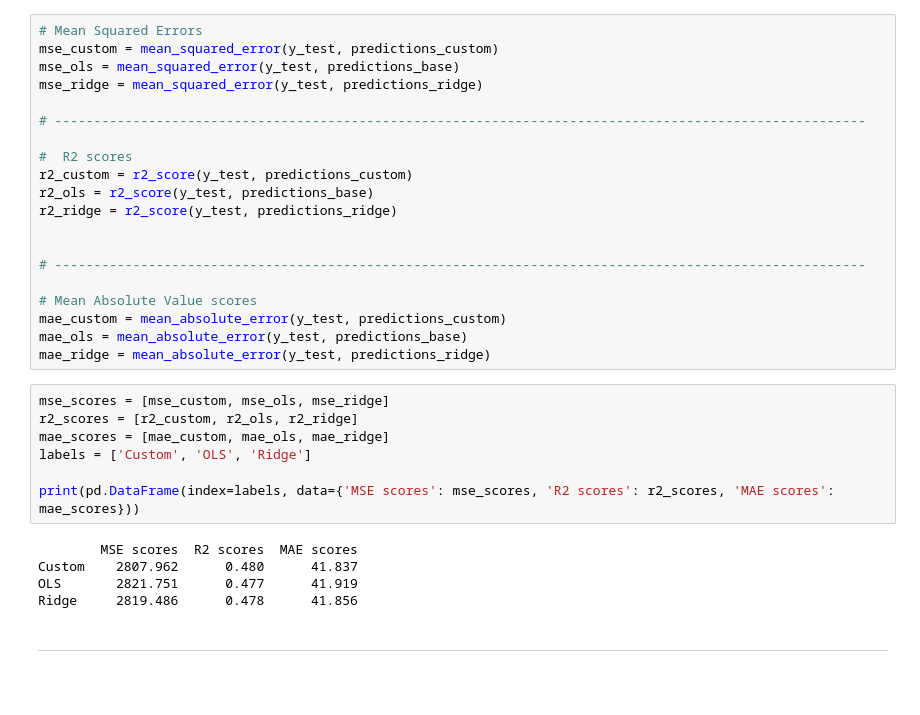
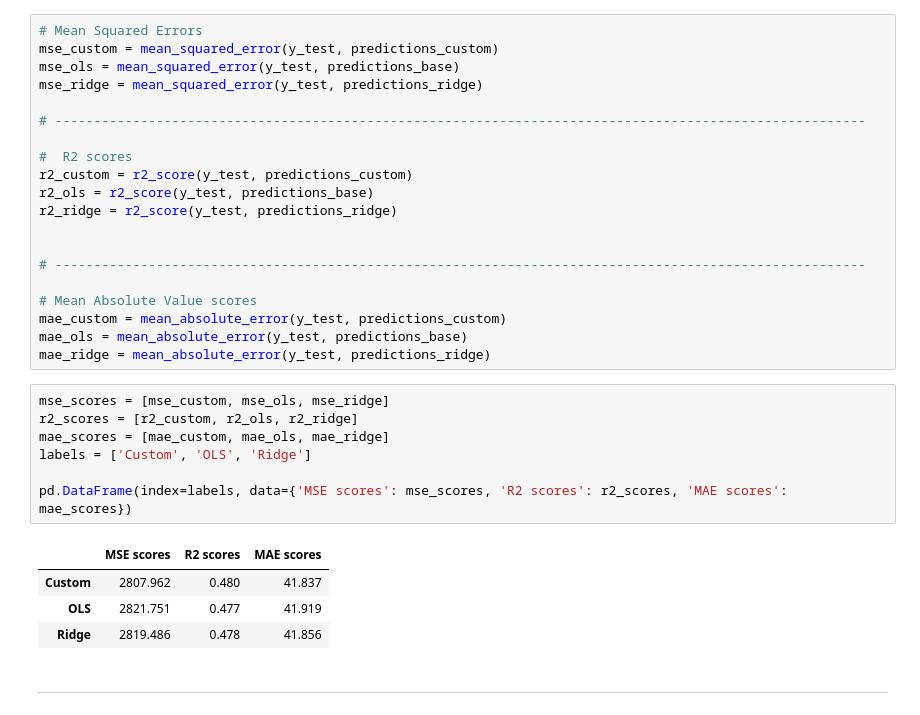
Before and after one commit to MustafaAdam/ml, a Jupyter notebook: custom models/custom_linear_regression.ipynb, the cells around one changed output. Drawn from its saved outputs; the diff is of its cells as text; blank space fills up the shorter version.

```diff
--- a/custom models/custom_linear_regression.ipynb
+++ b/custom models/custom_linear_regression.ipynb
@@ -433,15 +429,15 @@ mae_ridge = mean_absolute_error(y_test, predictions_ridge)
 # %%
 mse_scores = [mse_custom, mse_ols, mse_ridge]
 r2_scores = [r2_custom, r2_ols, r2_ridge]
 mae_scores = [mae_custom, mae_ols, mae_ridge]
 labels = ['Custom', 'OLS', 'Ridge']
 
-print(pd.DataFrame(index=labels, data={'MSE scores': mse_scores, 'R2 scores': r2_scores, 'MAE scores': mae_scores}))
+pd.DataFrame(index=labels, data={'MSE scores': mse_scores, 'R2 scores': r2_scores, 'MAE scores': mae_scores})
 # %% [output]
-        MSE scores  R2 scores  MAE scores
-Custom    2807.962      0.480      41.837
-OLS       2821.751      0.477      41.919
-Ridge     2819.486      0.478      41.856
+|  | MSE scores | R2 scores | MAE scores |
+| Custom | 2807.962 | 0.480 | 41.837 |
+| OLS | 2821.751 | 0.477 | 41.919 |
+| Ridge | 2819.486 | 0.478 | 41.856 |
 # %% [markdown]
 ---
 # %% [markdown]
```
Also changed, not shown: parts of 6 cells of this notebook, 4 other files.
